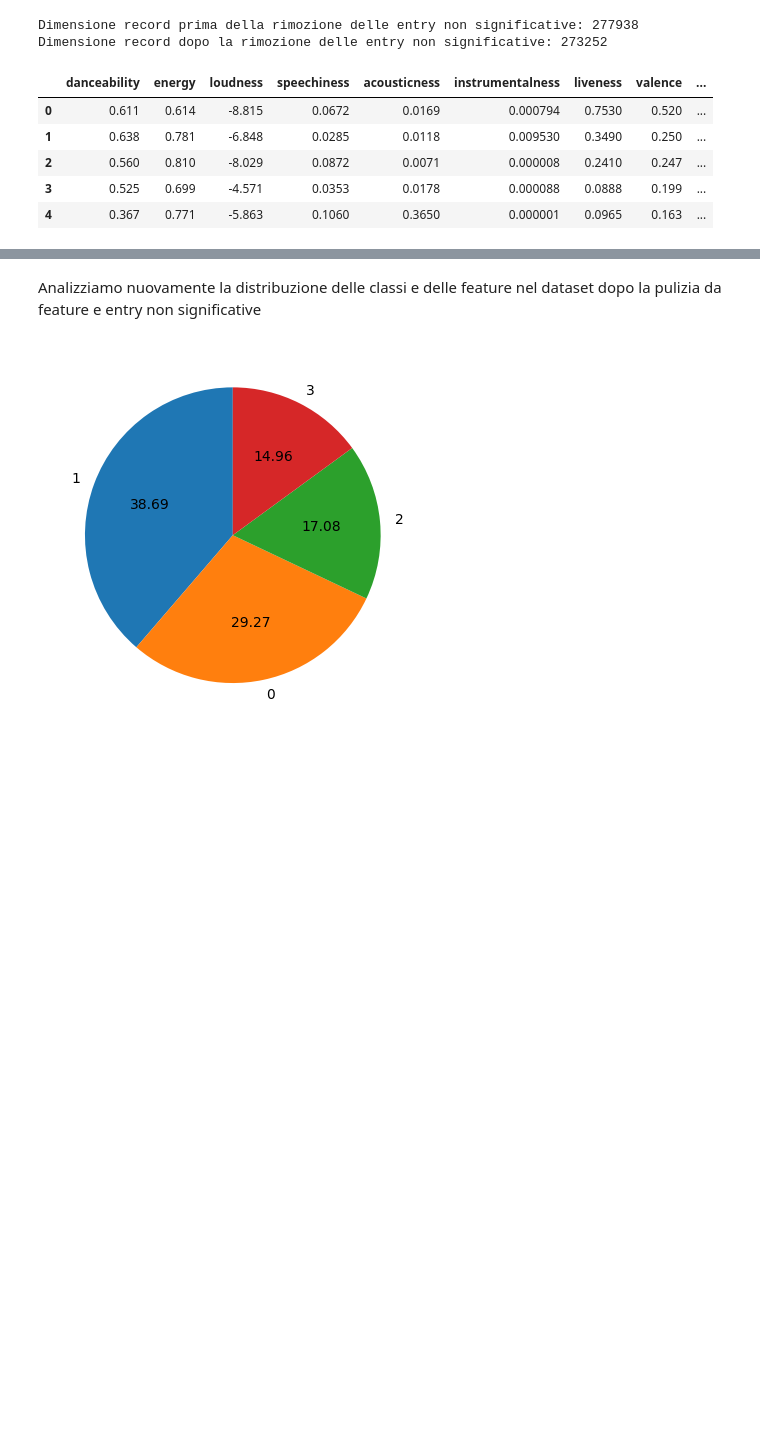
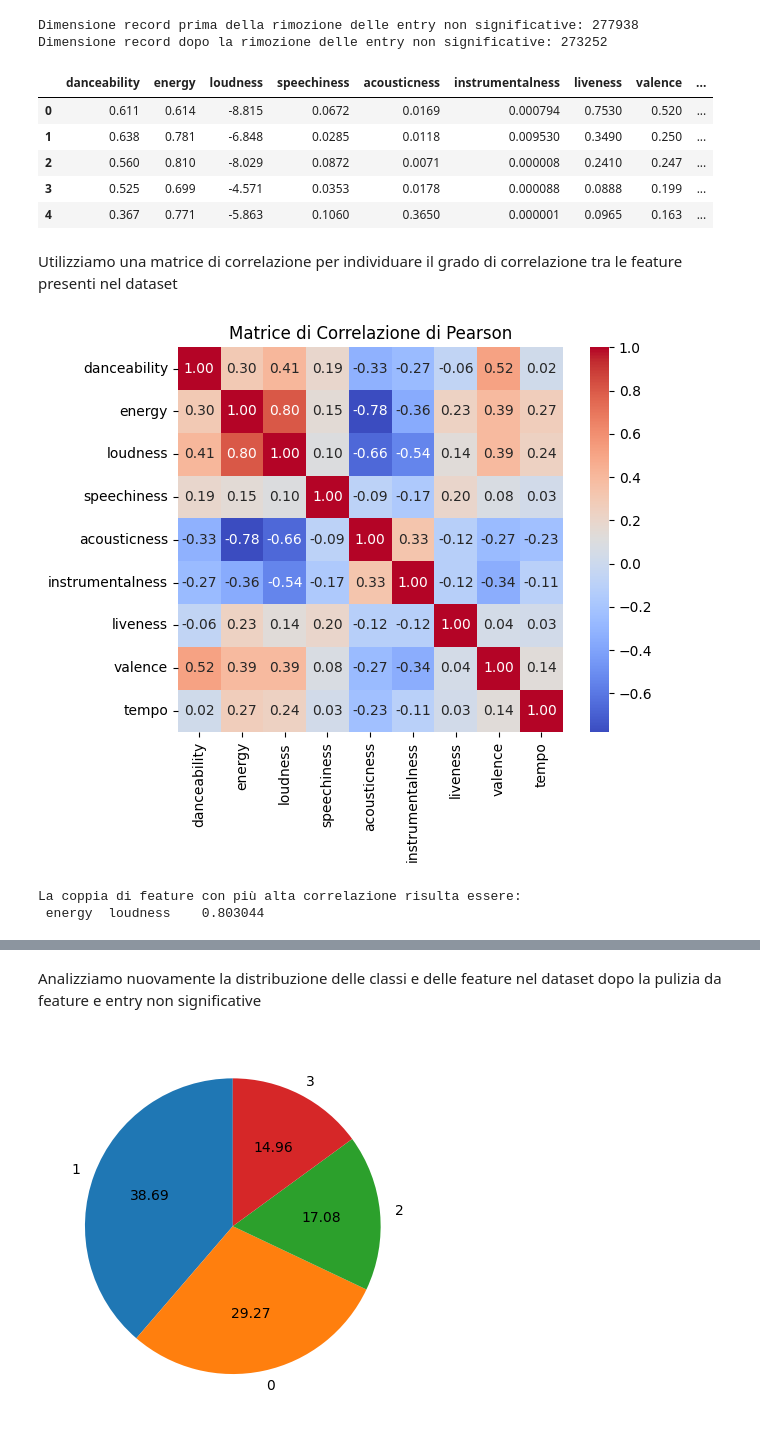
Before and after one commit to PlayMoodify/PlayMoodify.model, a Jupyter notebook: Project.ipynb, the cells around one changed output, grey strips where cells are left out. Cells and saved outputs as stored; diff of their text form; code cells hidden in the pictures; blank space fills up the shorter version.

Commit message:
Aggiunta della matrice di correlazione con il methodo di pearson

```diff
--- a/Project.ipynb
+++ b/Project.ipynb
@@ -198,3 +199,42 @@ display(df.head())
 | 2 | 0.560 | 0.810 | -8.029 | 0.0872 | 0.0071 | 0.000008 | 0.2410 | 0.247 | ... |
 | 3 | 0.525 | 0.699 | -4.571 | 0.0353 | 0.0178 | 0.000088 | 0.0888 | 0.199 | ... |
 | 4 | 0.367 | 0.771 | -5.863 | 0.1060 | 0.3650 | 0.000001 | 0.0965 | 0.163 | ... |
+# %% [markdown]
+Utilizziamo una matrice di correlazione per individuare il grado di correlazione tra le feature presenti nel dataset
+# %%
+# Rimuoviamo la feature label dal dataset di partenza
+df_corr = df.drop("labels", axis=1)
+
+# Calcoliamo con il metodo perason la matrice di correlazione
+corr_matrix = df_corr.corr(method = "pearson")
+
+
+# Visualizzazione della matrice di correlazione
+plt.figure(figsize=(7, 5))
+sns.heatmap(
+    corr_matrix,
+    annot=True,
+    fmt=".2f",
+    cmap='coolwarm',
+    square=True
+)
+plt.title("Matrice di Correlazione di Pearson")
+plt.show()
+
+# Individuazione automatica delle feature ad alta correlazione
+threshold = 0.8
+
+# Rappresentazione delle feature con alta correlazione
+high_corr_pairs = (
+    corr_matrix.abs()
+      .where(np.triu(np.ones(corr_matrix.shape), k=1).astype(bool))
+      .stack()
+      .sort_values(ascending=False)
+)
+
+result = high_corr_pairs[high_corr_pairs > threshold]
+print(f"La coppia di feature con più alta correlazione risulta essere:\n {result.to_string()}")
+# %% [output]
+[figure, added]
+La coppia di feature con più alta correlazione risulta essere:
+ energy  loudness    0.803044
```
Also changed, not shown: parts of 3 cells of this notebook.
